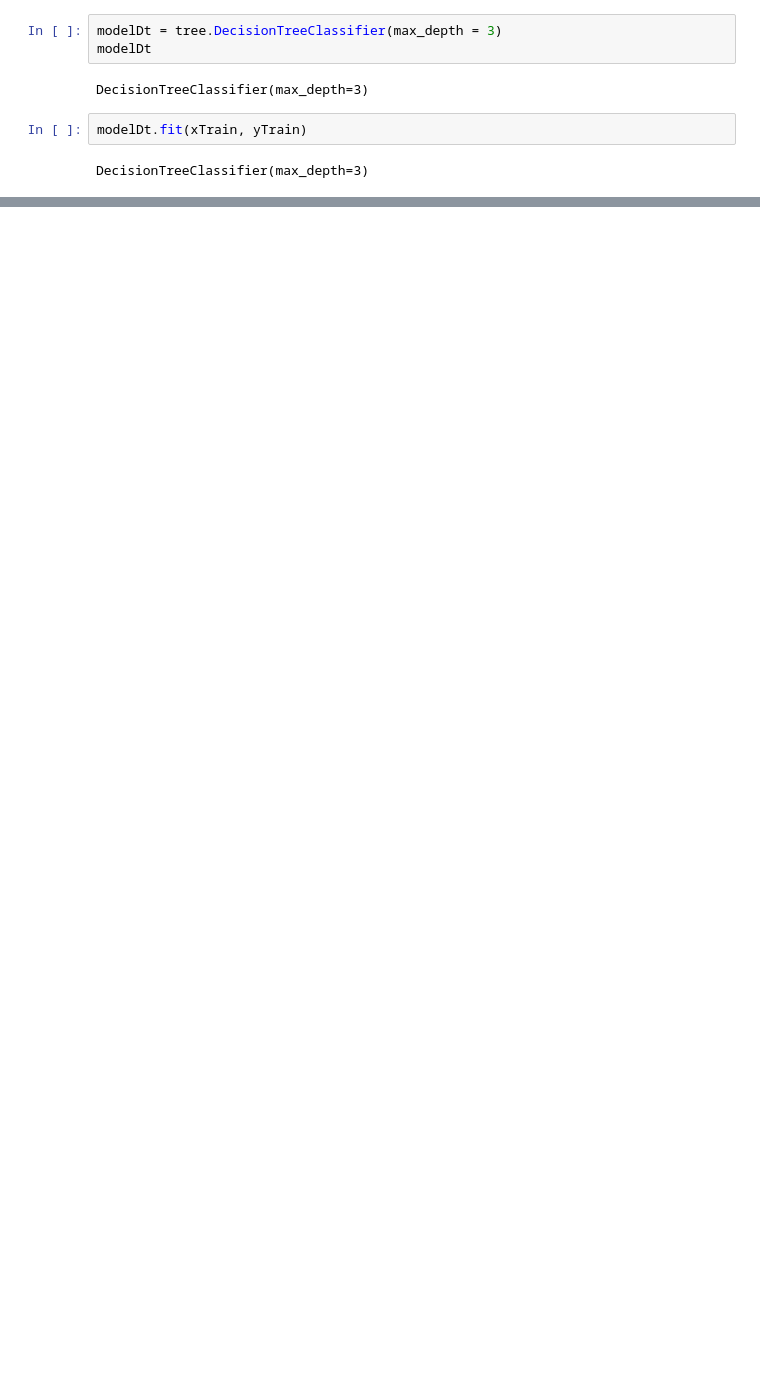
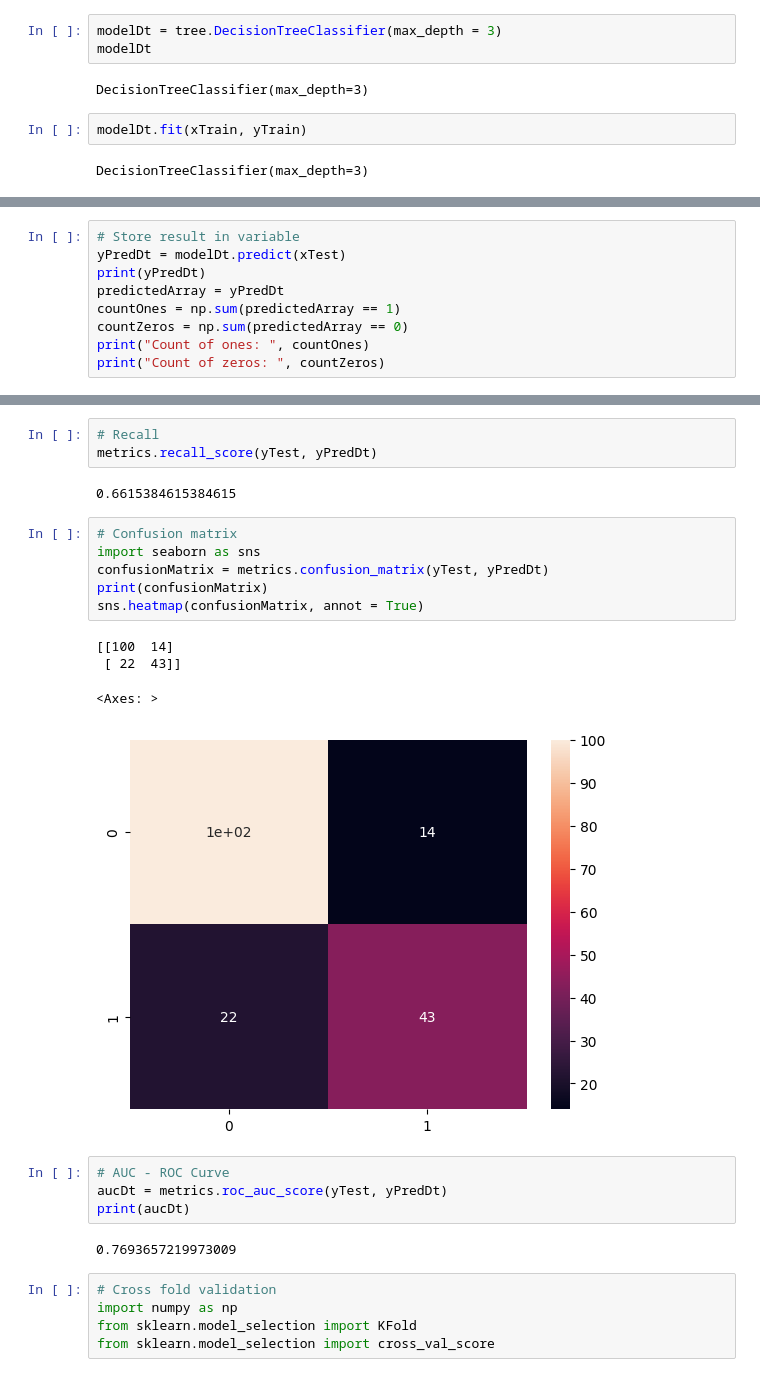
Before and after one commit to RyBres/Intro-ML-AI, a Jupyter notebook: notebooks/titanicDecisionTree.ipynb, the cells around one changed output, grey strips where cells are left out. Saved outputs shown, nothing was run; the diff lists cells and outputs as text; blank space fills up the shorter version.

```diff
--- a/notebooks/titanicDecisionTree.ipynb
+++ b/notebooks/titanicDecisionTree.ipynb
@@ -139,0 +154,9 @@ DecisionTreeClassifier(max_depth=3)
+# %%
+# Store result in variable
+yPredDt = modelDt.predict(xTest)
+print(yPredDt)
+predictedArray = yPredDt
+countOnes = np.sum(predictedArray == 1)
+countZeros = np.sum(predictedArray == 0)
+print("Count of ones: ", countOnes)
+print("Count of zeros: ", countZeros)
@@ -139,0 +217,27 @@ DecisionTreeClassifier(max_depth=3)
+# %%
+# Recall
+metrics.recall_score(yTest, yPredDt)
+# %% [output]
+0.6615384615384615
+# %%
+# Confusion matrix
+import seaborn as sns
+confusionMatrix = metrics.confusion_matrix(yTest, yPredDt)
+print(confusionMatrix)
+sns.heatmap(confusionMatrix, annot = True)
+# %% [output]
+[[100  14]
+ [ 22  43]]
+<Axes: >
+[figure, added]
+# %%
+# AUC - ROC Curve
+aucDt = metrics.roc_auc_score(yTest, yPredDt)
+print(aucDt)
+# %% [output]
+0.7693657219973009
+# %%
+# Cross fold validation
+import numpy as np
+from sklearn.model_selection import KFold
+from sklearn.model_selection import cross_val_score
```
Also changed, not shown: parts of 55 cells of this notebook.
